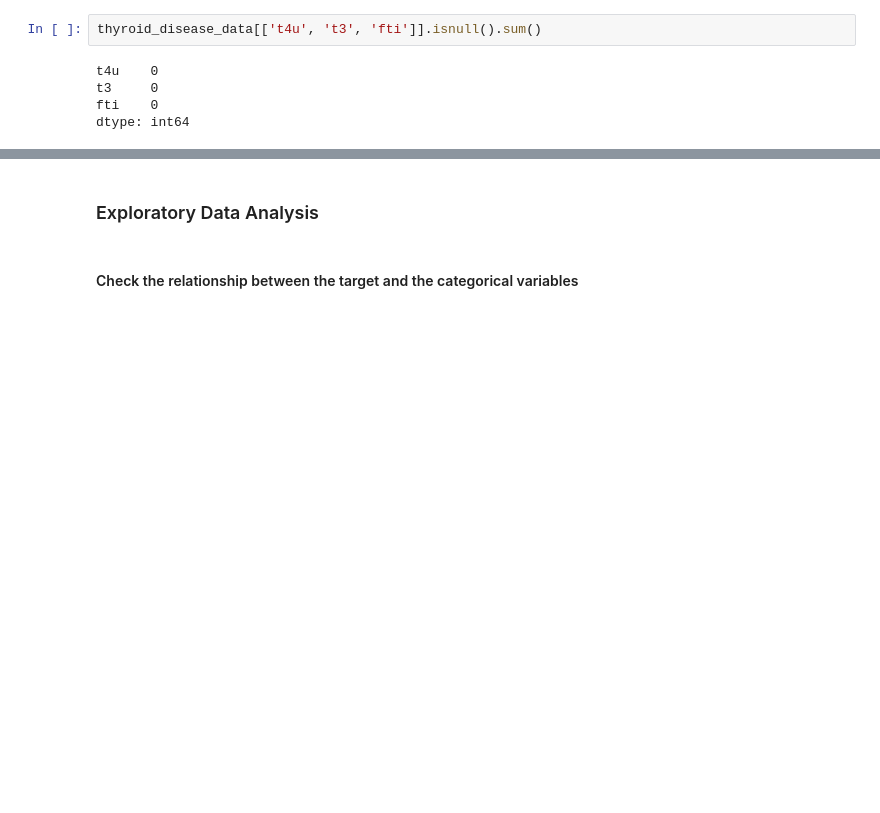
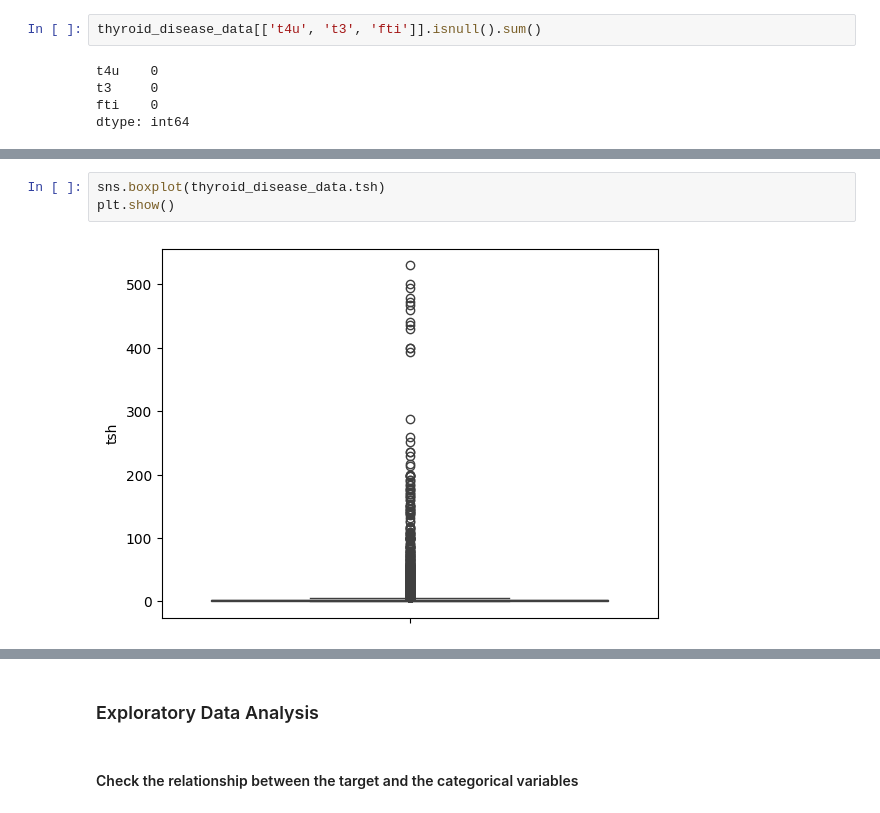
Before and after one commit to kchomakova/ai_upskill_2025_datascience, a Jupyter notebook: notebooks/Predict Hypothyroidism.ipynb, the cells around one changed output, grey strips where cells are left out. Saved outputs shown, nothing was run; the diff lists cells and outputs as text; blank space fills up the shorter version.

```diff
--- a/notebooks/Predict Hypothyroidism.ipynb
+++ b/notebooks/Predict Hypothyroidism.ipynb
@@ -411,0 +432,5 @@ dtype: int64
+# %%
+sns.boxplot(thyroid_disease_data.tsh)
+plt.show()
+# %% [output]
+[figure, added]
```
Also changed, not shown: parts of 28 cells of this notebook.
